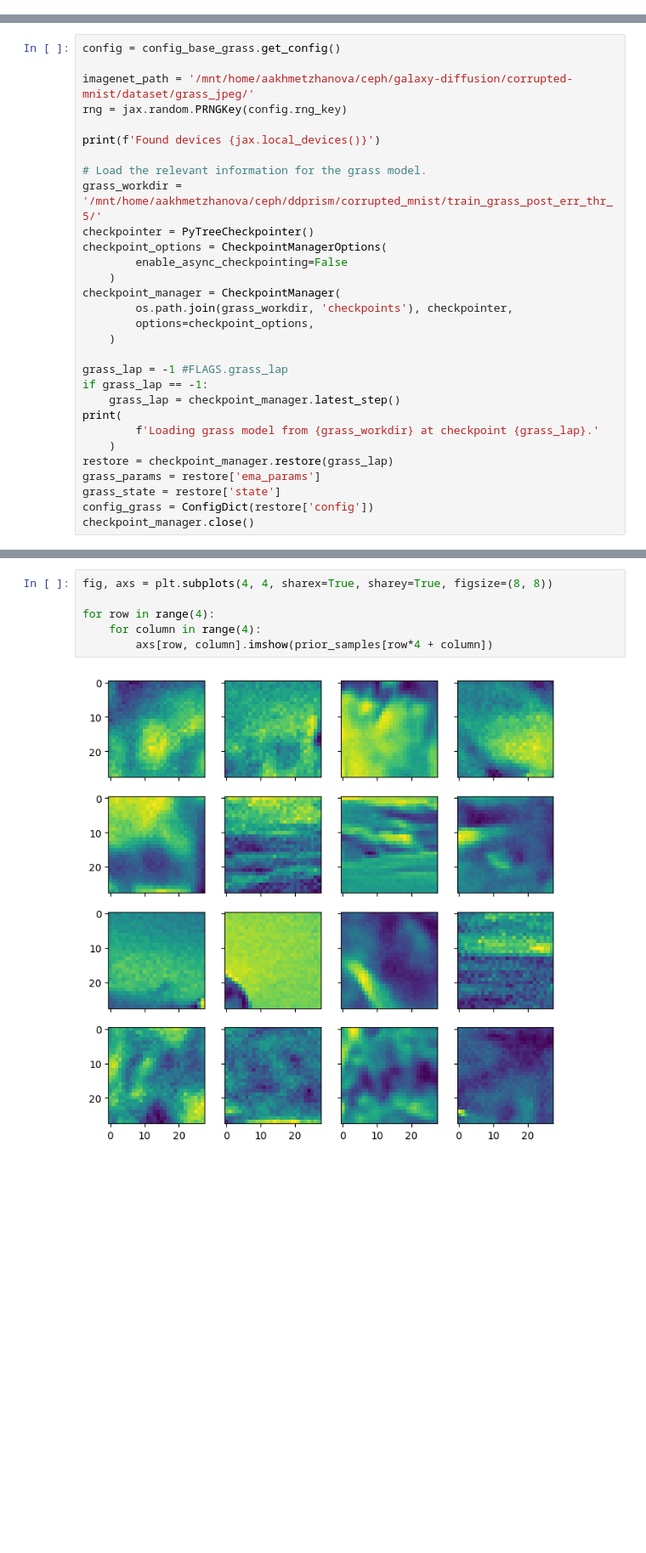
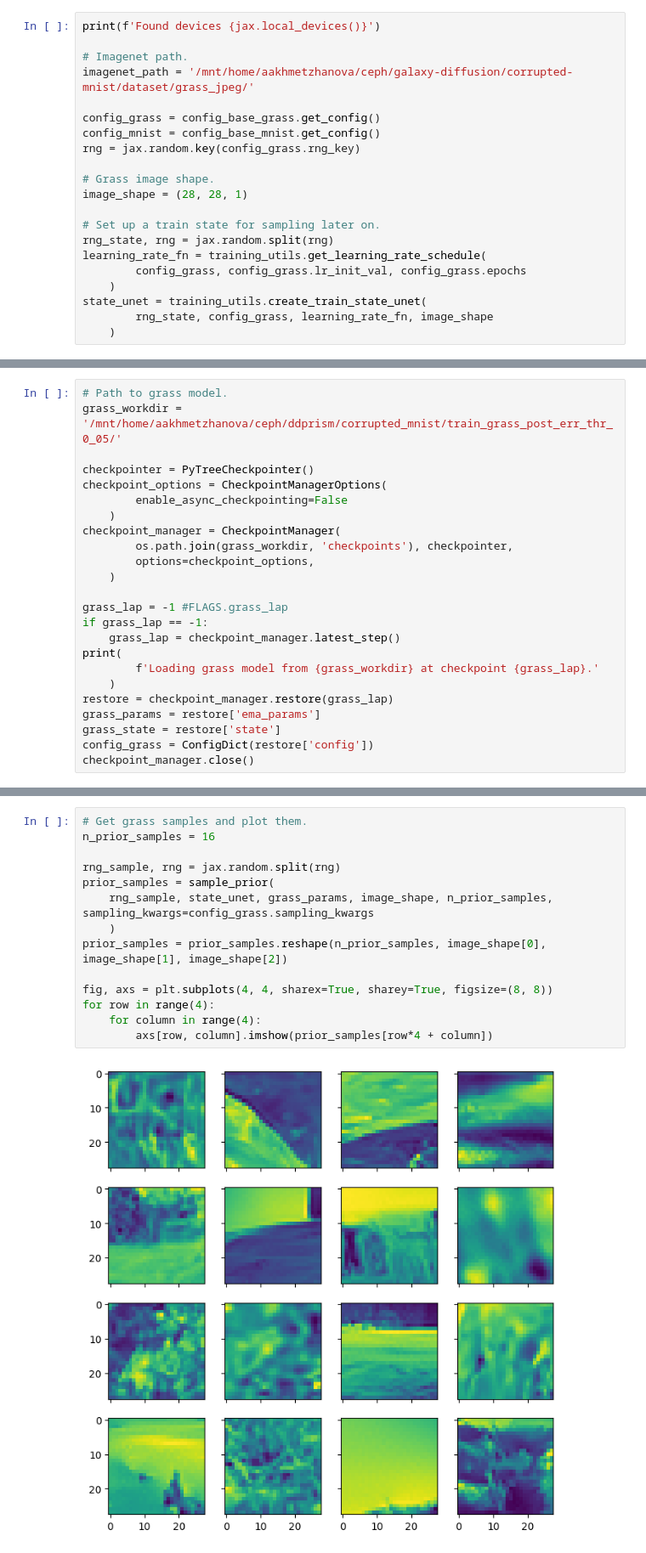
Before and after one commit to swagnercarena/ddprism, a Jupyter notebook: ddprism/corrupted_mnist/draw_prior_samples.ipynb, the cells around one changed output, grey strips where cells are left out. Shown at 85% size. Drawn from its saved outputs; the diff is of its cells as text; blank space fills up the shorter version.

Commit message:
update nb with prior samples

```diff
--- a/ddprism/corrupted_mnist/draw_prior_samples.ipynb
+++ b/ddprism/corrupted_mnist/draw_prior_samples.ipynb
@@ -85,3 +85,24 @@ def create_posterior_train_state(
     return train_state.TrainState.create(
         apply_fn=posterior_denoiser.apply, params=params['params'], tx=tx
     )
+# %%
+print(f'Found devices {jax.local_devices()}')
+
+# Imagenet path.
+imagenet_path = '/mnt/home/aakhmetzhanova/ceph/galaxy-diffusion/corrupted-mnist/dataset/grass_jpeg/'
+
+config_grass = config_base_grass.get_config()
+config_mnist = config_base_mnist.get_config()
+rng = jax.random.key(config_grass.rng_key)
+
+# Grass image shape.
+image_shape = (28, 28, 1)
+
+# Set up a train state for sampling later on.
+rng_state, rng = jax.random.split(rng)
+learning_rate_fn = training_utils.get_learning_rate_schedule(
+        config_grass, config_grass.lr_init_val, config_grass.epochs
+    )
+state_unet = training_utils.create_train_state_unet(
+        rng_state, config_grass, learning_rate_fn, image_shape
+    )
@@ -88,13 +125,7 @@ def create_posterior_train_state(
 # %%
-config = config_base_grass.get_config()
+# Path to grass model.
+grass_workdir = '/mnt/home/aakhmetzhanova/ceph/ddprism/corrupted_mnist/train_grass_post_err_thr_0_05/'
 
-imagenet_path = '/mnt/home/aakhmetzhanova/ceph/galaxy-diffusion/corrupted-mnist/dataset/grass_jpeg/'
-rng = jax.random.PRNGKey(config.rng_key)
-
-print(f'Found devices {jax.local_devices()}')
-
-# Load the relevant information for the grass model.
-grass_workdir = '/mnt/home/aakhmetzhanova/ceph/ddprism/corrupted_mnist/train_grass_post_err_thr_5/'
 checkpointer = PyTreeCheckpointer()
 checkpoint_options = CheckpointManagerOptions(
         enable_async_checkpointing=False
@@ -162,8 +168,16 @@ prior_samples.shape
 # %%
+# Get grass samples and plot them.
+n_prior_samples = 16
+
+rng_sample, rng = jax.random.split(rng)
+prior_samples = sample_prior(
+    rng_sample, state_unet, grass_params, image_shape, n_prior_samples, sampling_kwargs=config_grass.sampling_kwargs
+    )
+prior_samples = prior_samples.reshape(n_prior_samples, image_shape[0], image_shape[1], image_shape[2])
+
 fig, axs = plt.subplots(4, 4, sharex=True, sharey=True, figsize=(8, 8))
-
 for row in range(4):
     for column in range(4):
         axs[row, column].imshow(prior_samples[row*4 + column])
 # %% [output]
-[figure, old version]
+[figure, new version]
```
Also changed, not shown: parts of 16 cells of this notebook.
